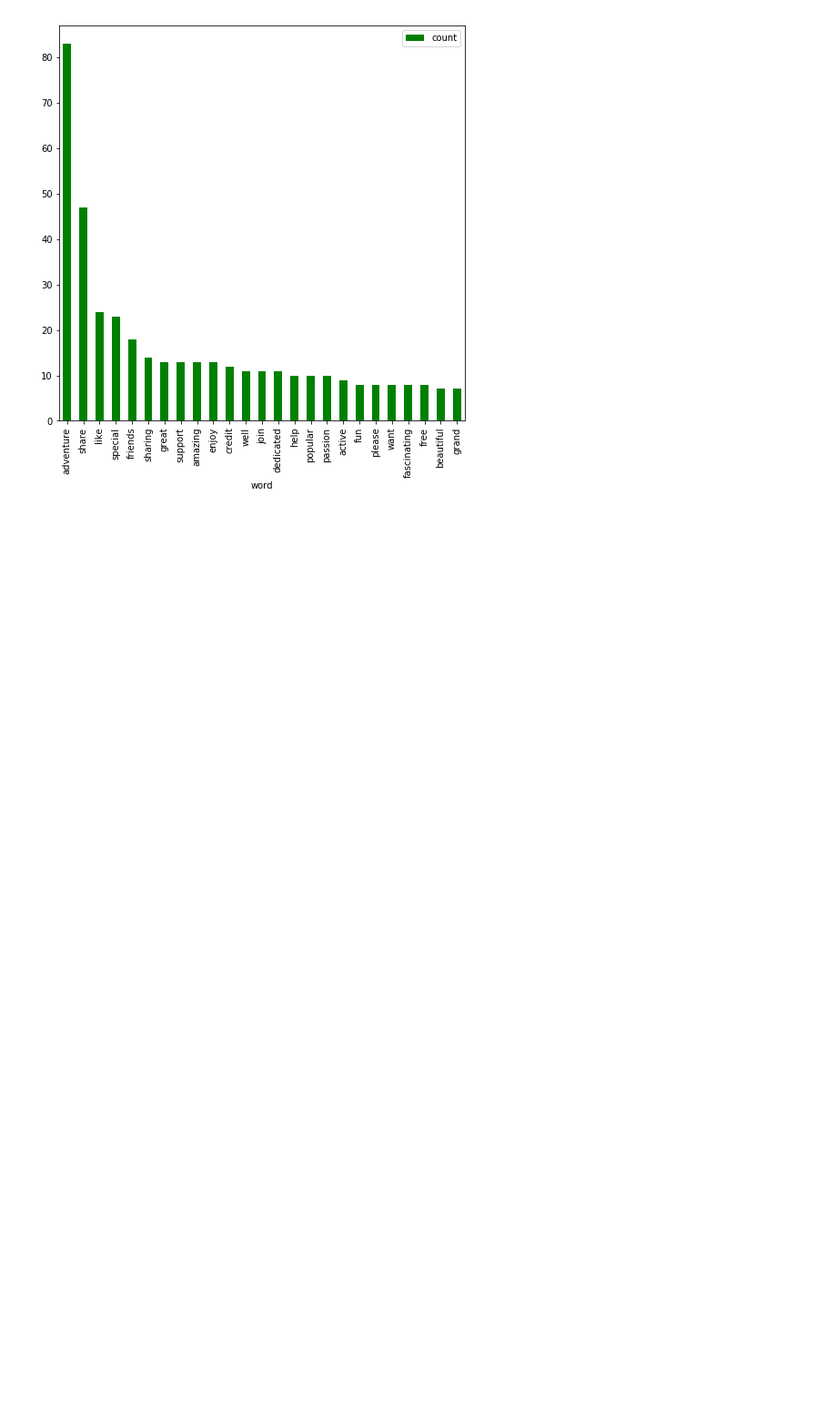
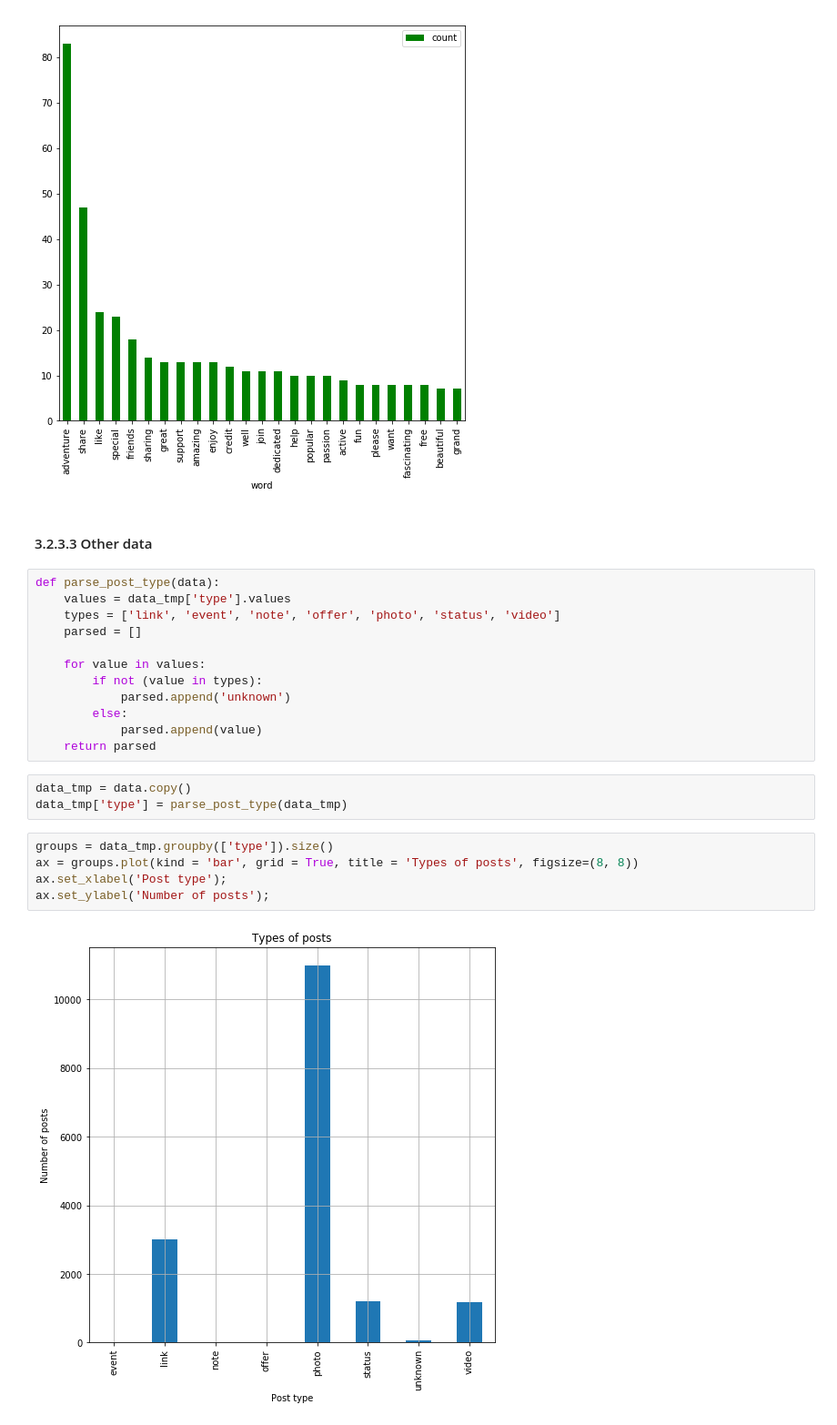
Before and after one commit to dbulgakov/ML-Russia-Tourism, a Jupyter notebook: Tourism analysis.ipynb, the cells around one changed output. Shown at 91% size. Drawn from its saved outputs; the diff is of its cells as text; blank space fills up the shorter version.

Commit message:
added post types

```diff
--- a/Tourism analysis.ipynb
+++ b/Tourism analysis.ipynb
@@ -645,3 +645,27 @@ NEGATIVE
 344        grand      7  positive
 [figure]
 [figure]
+# %% [markdown]
+#### 3.2.3.3 Other data
+# %%
+def parse_post_type(data):
+    values = data_tmp['type'].values
+    types = ['link', 'event', 'note', 'offer', 'photo', 'status', 'video']
+    parsed = []
+
+    for value in values:
+        if not (value in types):
+            parsed.append('unknown')
+        else:
+            parsed.append(value)
+    return parsed
+# %%
+data_tmp = data.copy()
+data_tmp['type'] = parse_post_type(data_tmp)
+# %%
+groups = data_tmp.groupby(['type']).size()
+ax = groups.plot(kind = 'bar', grid = True, title = 'Types of posts', figsize=(8, 8))
+ax.set_xlabel('Post type');
+ax.set_ylabel('Number of posts');
+# %% [output]
+[figure, added]
```
